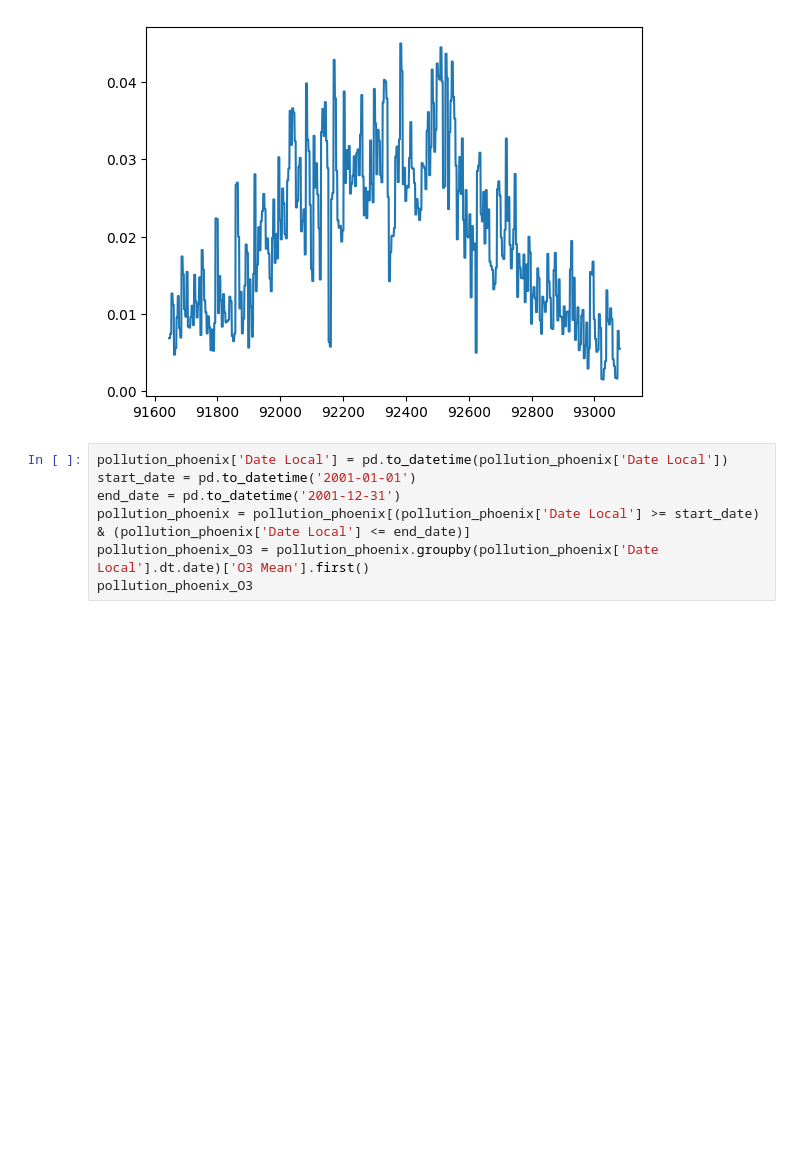
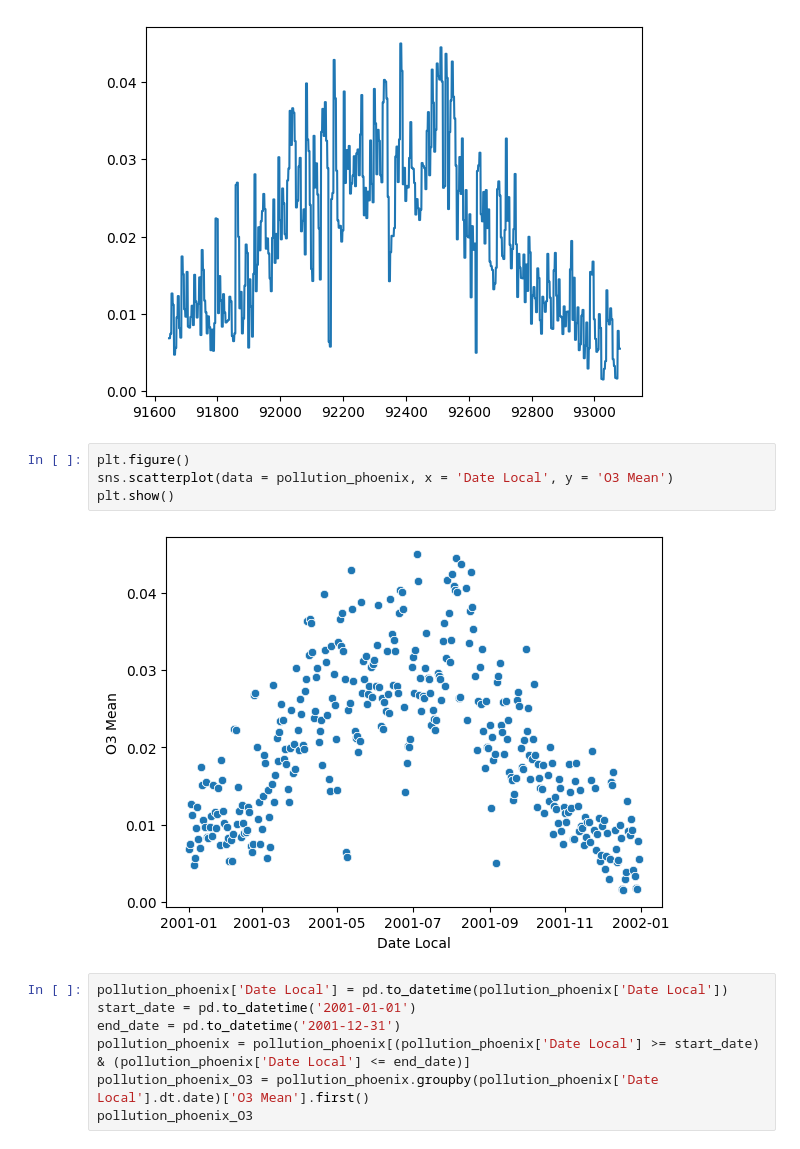
Before and after one commit to letizialanza01/Project_US_Pollution, a Jupyter notebook: Project_US_Pollution.ipynb, the cells around one changed output. Drawn from its saved outputs; the diff is of its cells as text; blank space fills up the shorter version.

```diff
--- a/Project_US_Pollution.ipynb
+++ b/Project_US_Pollution.ipynb
@@ -512,6 +518,12 @@ plt.plot(pollution_phoenix['O3 Mean'], label = '')
 plt.show()
 # %% [output]
 [figure]
+# %%
+plt.figure()
+sns.scatterplot(data = pollution_phoenix, x = 'Date Local', y = 'O3 Mean')
+plt.show()
+# %% [output]
+[figure, added]
 # %%
 pollution_phoenix['Date Local'] = pd.to_datetime(pollution_phoenix['Date Local'])
 start_date = pd.to_datetime('2001-01-01')
```
Also changed, not shown: parts of 27 cells of this notebook.
